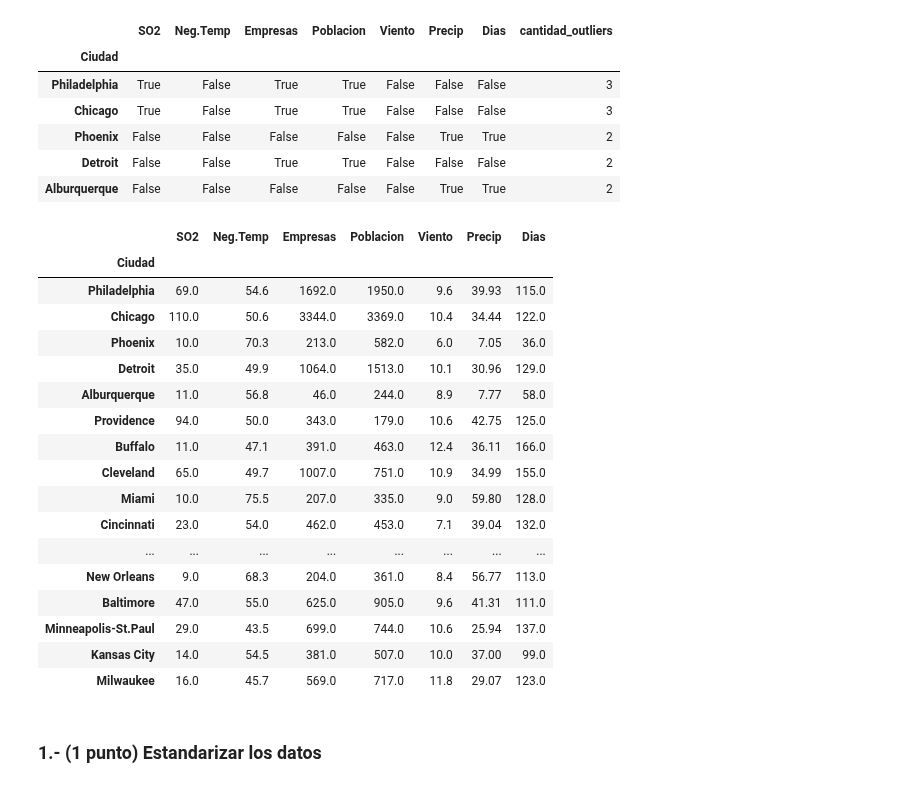
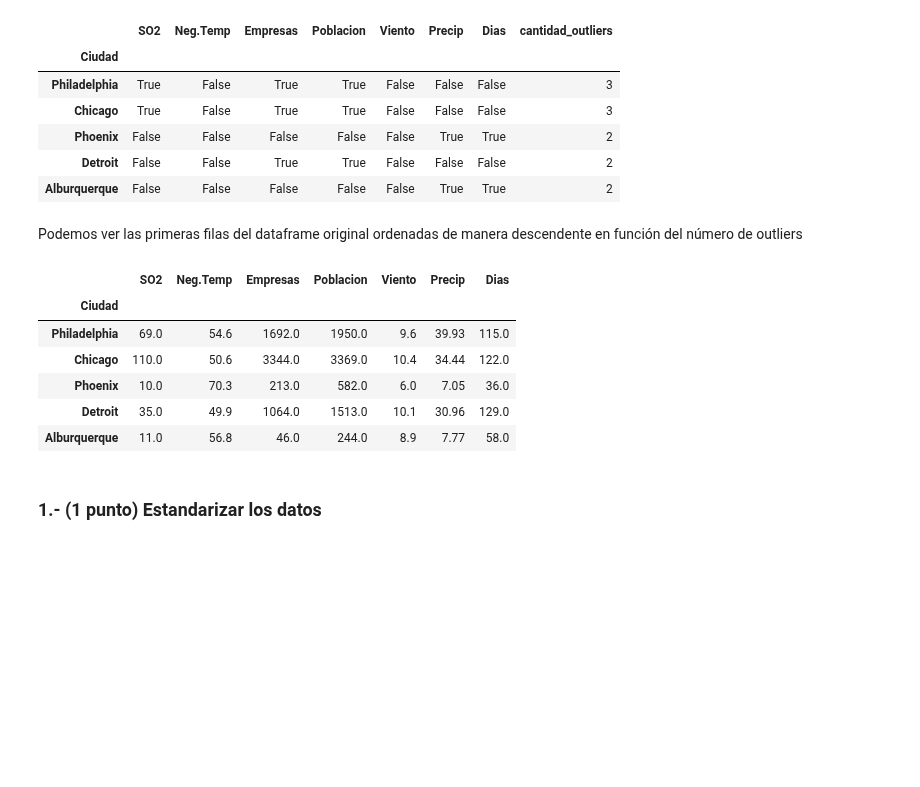
Before and after one commit to Alf-caput/P1_MineriaDeDatos, a Jupyter notebook: P3_ReduccionDimensionalidad/P3_ReduccionDimensionalidad.ipynb, the cells around one changed output. Cells and saved outputs as stored; diff of their text form; code cells hidden in the pictures; blank space fills up the shorter version.

Commit message:
outliers

```diff
--- a/P3_ReduccionDimensionalidad/P3_ReduccionDimensionalidad.ipynb
+++ b/P3_ReduccionDimensionalidad/P3_ReduccionDimensionalidad.ipynb
@@ -132,29 +151,18 @@ plt.show()
 # %%
 import pandas as pd
 
-# Supongamos que tienes un DataFrame llamado 'df'
-
-# Paso 1: Calcula Q1 y Q3 para todas las columnas
 Q1 = df.quantile(0.25)
 Q3 = df.quantile(0.75)
 
-# Paso 2: Calcula el rango intercuartílico (IQR) para todas las columnas
 IQR = Q3 - Q1
-
-# Paso 3: Define el rango para identificar outliers para todas las columnas
 rango_outliers = 1.5 * IQR
 
-# Paso 4: Encuentra los outliers en todas las columnas
 outliers = (df < (Q1 - rango_outliers)) | (df > (Q3 + rango_outliers))
 
-# Calcula el número de True en cada fila y crea una nueva columna
 outliers['cantidad_outliers'] = outliers.sum(axis=1)
+outliers = outliers.sort_values(by='cantidad_outliers', ascending=False)
 
-# Ordena el DataFrame de outliers por la nueva columna
-outliers_ordenados = outliers.sort_values(by='cantidad_outliers', ascending=False)
-
-# Muestra el DataFrame de outliers ordenado
-outliers_ordenados.head()
+outliers.head()
 # %% [output]
 |  | SO2 | Neg.Temp | Empresas | Poblacion | Viento | Precip | Dias | cantidad_outliers |
 | Ciudad |  |  |  |  |  |  |  |  |
@@ -163,27 +171,18 @@ outliers_ordenados.head()
 | Phoenix | False | False | False | False | False | True | True | 2 |
 | Detroit | False | False | True | True | False | False | False | 2 |
 | Alburquerque | False | False | False | False | False | True | True | 2 |
+# %% [markdown]
+Podemos ver las primeras filas del dataframe original ordenadas de manera descendente en función del número de outliers
 # %%
-df.reindex(outliers_ordenados.index)
+df.reindex(outliers.index).head()
 # %% [output]
 |  | SO2 | Neg.Temp | Empresas | Poblacion | Viento | Precip | Dias |
 | Ciudad |  |  |  |  |  |  |  |
 | Philadelphia | 69.0 | 54.6 | 1692.0 | 1950.0 | 9.6 | 39.93 | 115.0 |
 | Chicago | 110.0 | 50.6 | 3344.0 | 3369.0 | 10.4 | 34.44 | 122.0 |
 | Phoenix | 10.0 | 70.3 | 213.0 | 582.0 | 6.0 | 7.05 | 36.0 |
 | Detroit | 35.0 | 49.9 | 1064.0 | 1513.0 | 10.1 | 30.96 | 129.0 |
 | Alburquerque | 11.0 | 56.8 | 46.0 | 244.0 | 8.9 | 7.77 | 58.0 |
-| Providence | 94.0 | 50.0 | 343.0 | 179.0 | 10.6 | 42.75 | 125.0 |
-| Buffalo | 11.0 | 47.1 | 391.0 | 463.0 | 12.4 | 36.11 | 166.0 |
-| Cleveland | 65.0 | 49.7 | 1007.0 | 751.0 | 10.9 | 34.99 | 155.0 |
-| Miami | 10.0 | 75.5 | 207.0 | 335.0 | 9.0 | 59.80 | 128.0 |
-| Cincinnati | 23.0 | 54.0 | 462.0 | 453.0 | 7.1 | 39.04 | 132.0 |
-| ... | ... | ... | ... | ... | ... | ... | ... |
-| New Orleans | 9.0 | 68.3 | 204.0 | 361.0 | 8.4 | 56.77 | 113.0 |
-| Baltimore | 47.0 | 55.0 | 625.0 | 905.0 | 9.6 | 41.31 | 111.0 |
-| Minneapolis-St.Paul | 29.0 | 43.5 | 699.0 | 744.0 | 10.6 | 25.94 | 137.0 |
-| Kansas City | 14.0 | 54.5 | 381.0 | 507.0 | 10.0 | 37.00 | 99.0 |
-| Milwaukee | 16.0 | 45.7 | 569.0 | 717.0 | 11.8 | 29.07 | 123.0 |
 # %% [markdown]
 ### 1.- (1 punto) Estandarizar los datos
 # %% [markdown]
```
Also changed, not shown: parts of 6 cells of this notebook.
